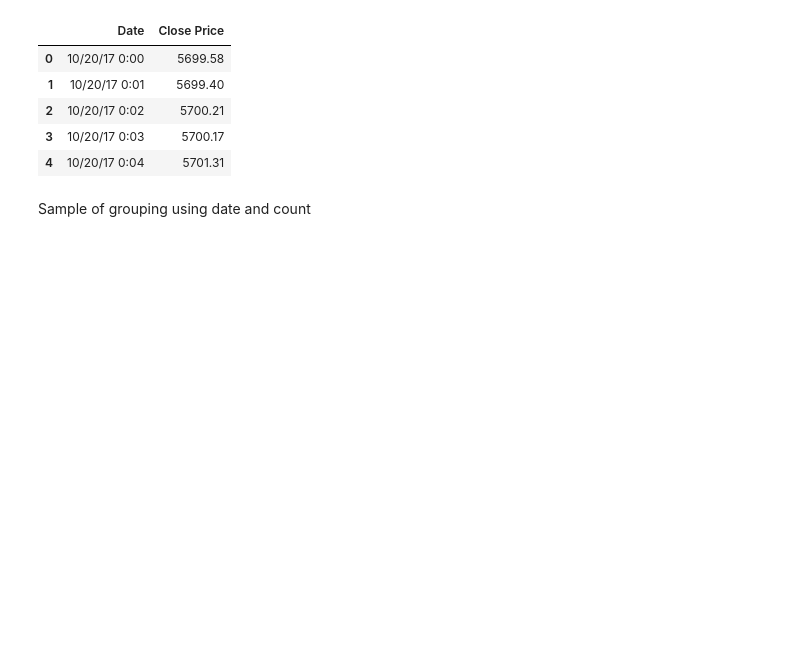
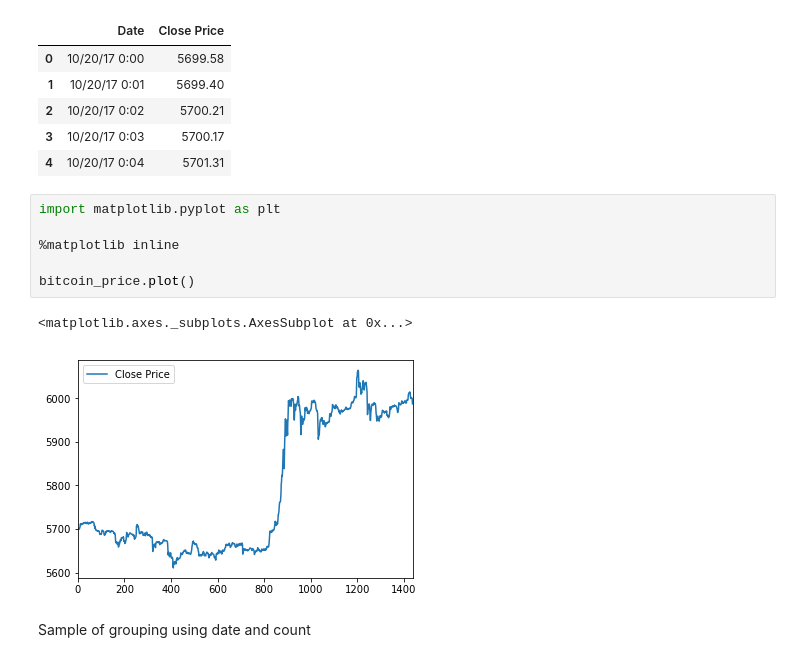
Before and after one commit to madhulekha-arun/SentimentAnalysis, a Jupyter notebook: BTC ETH.ipynb, the cells around one changed output. Cells and saved outputs as stored; diff of their text form; blank space fills up the shorter version.

```diff
--- a/BTC ETH.ipynb
+++ b/BTC ETH.ipynb
@@ -105,6 +147,15 @@ bitcoin_price.head()
 | 2 | 10/20/17 0:02 | 5700.21 |
 | 3 | 10/20/17 0:03 | 5700.17 |
 | 4 | 10/20/17 0:04 | 5701.31 |
+# %%
+import matplotlib.pyplot as plt
+
+%matplotlib inline
+
+bitcoin_price.plot()
+# %% [output]
+<matplotlib.axes._subplots.AxesSubplot at 0x...>
+[figure, added]
 # %% [markdown]
 Sample of grouping using date and count
 # %%
```
Also changed, not shown: parts of 12 cells of this notebook, 1 other file.
